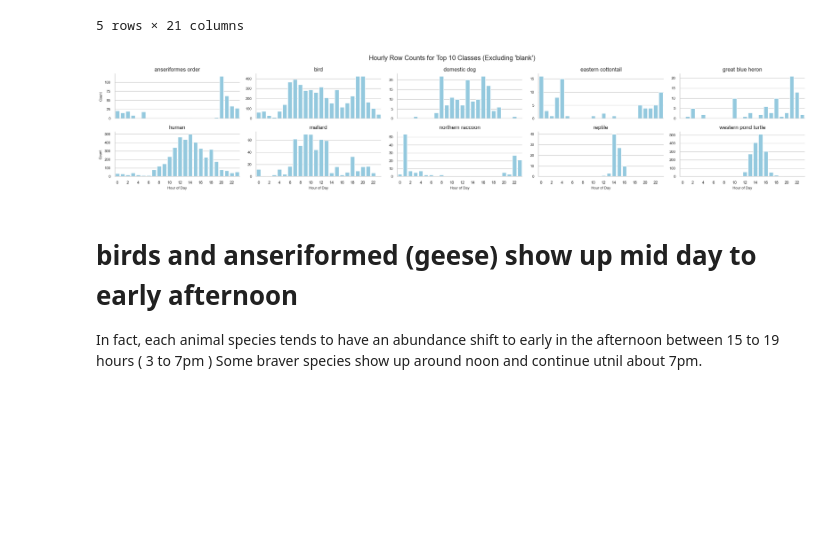
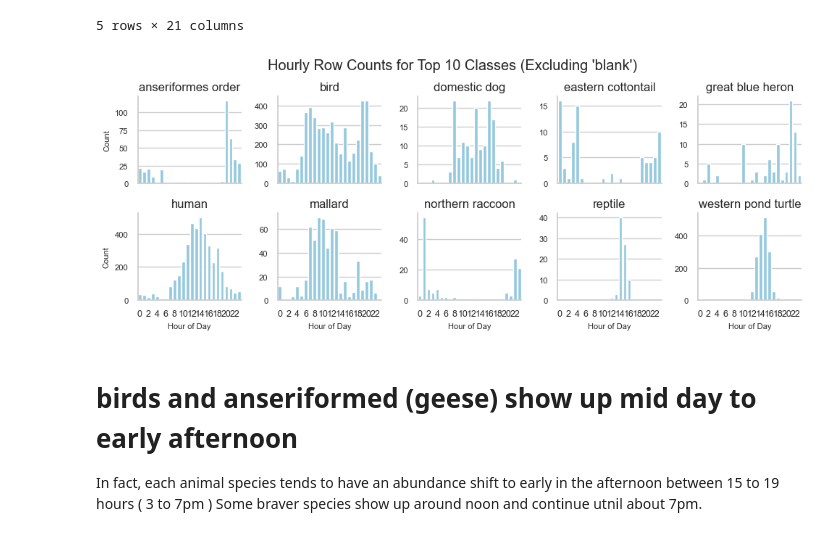
Before and after one commit to morescode-pm/urbanrivers-speciesnet-preview, a Jupyter notebook: runs/full-no-geo/eda-predict-full-no-geo.ipynb, the cells around one changed output. Saved outputs shown, nothing was run; the diff lists cells and outputs as text; code cells hidden in the pictures; blank space fills up the shorter version.

```diff
--- a/runs/full-no-geo/eda-predict-full-no-geo.ipynb
+++ b/runs/full-no-geo/eda-predict-full-no-geo.ipynb
@@ -738,35 +738,35 @@ filtered_df = merged_df[~merged_df['class'].isin(['blank', 'american coot', 'veh
 
 # top 10 classes
 top_classes = filtered_df['class'].value_counts().head(10).index
 
 # Filter to top 10 classes only
 top_df = filtered_df[filtered_df['class'].isin(top_classes)]
 
 # Group by class and hour
 grouped = (top_df.groupby(['class', 'hour']).size().reset_index(name='count'))
 
 # Plot: one subplot per class
 sns.set(style="whitegrid")
-g = sns.FacetGrid(grouped, col='class', col_wrap=5, height=2.2, aspect=2, sharey=False, sharex=True)
+g = sns.FacetGrid(grouped, col='class', col_wrap=5, height=2, sharey=False, sharex=True)
 
 g.map_dataframe(sns.barplot, x='hour', y='count', color='skyblue', order=range(24))
 g.set_titles(col_template="{col_name}", fontsize=8)
 g.set_axis_labels("Hour of Day", "Count", fontsize=8)
 
 # Ensure x-axis ticks are visible and readable
 for ax in g.axes.flatten():
     ax.set_xlabel("Hour of Day", fontsize=8)
     ax.tick_params(axis='x', labelsize=9)
     ax.tick_params(axis='y', labelsize=8)
     ax.set_xticks(range(0, 24, 2))
     ax.set_xticklabels([str(h) for h in range(0, 24, 2)], rotation=0)
 
 g.tight_layout()
 plt.subplots_adjust(top=0.85)
 g.fig.suptitle("Hourly Row Counts for Top 10 Classes (Excluding 'blank')")
 plt.show()
 # %% [output]
-[figure, old version]
+[figure, new version]
 # %% [markdown]
 # birds and anseriformed (geese) show up mid day to early afternoon
 In fact, each animal species tends to have an abundance shift to early in the afternoon between 15 to 19 hours ( 3 to 7pm )
```
Also changed, not shown: parts of 1 cell of this notebook.
